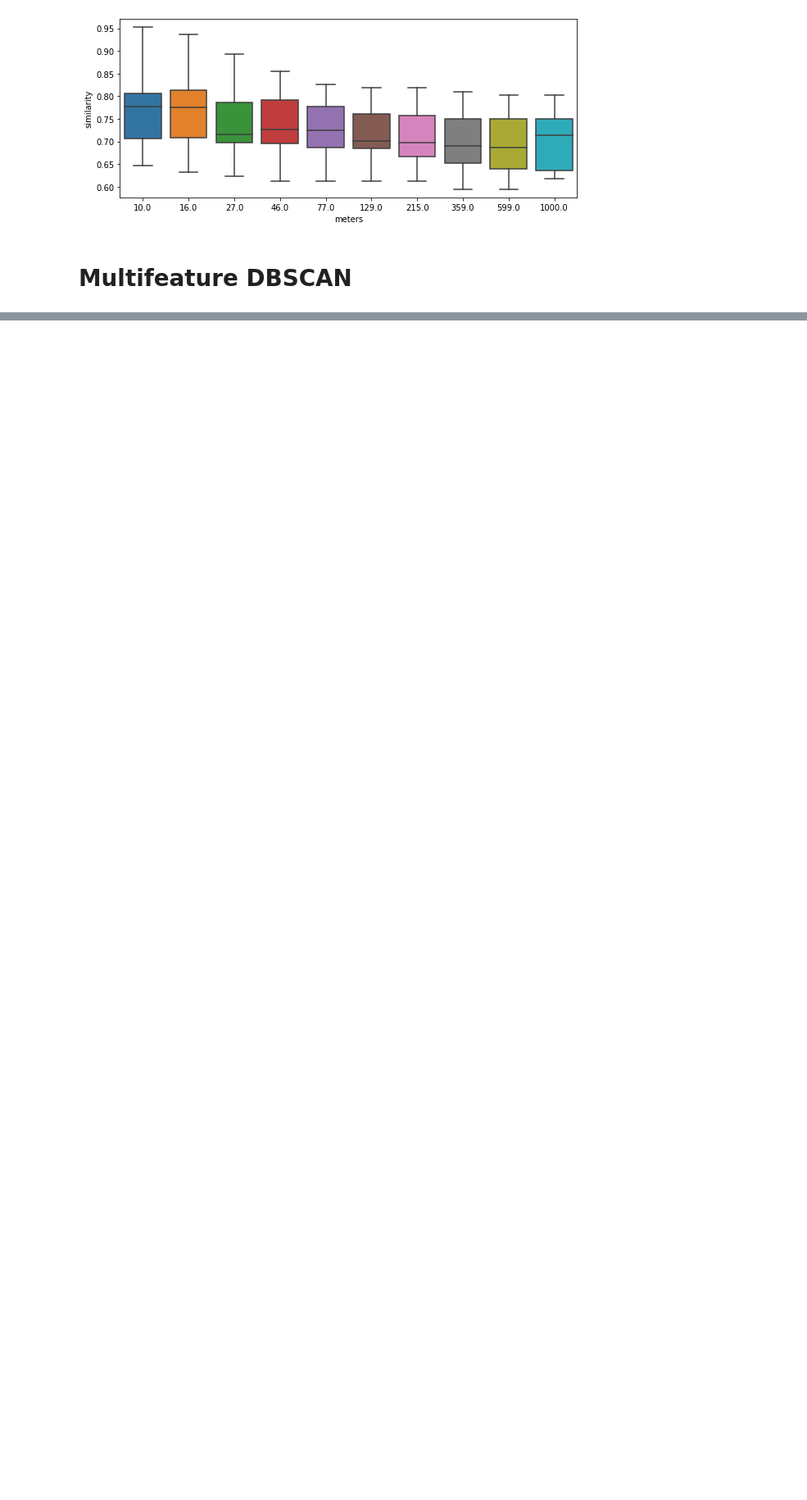
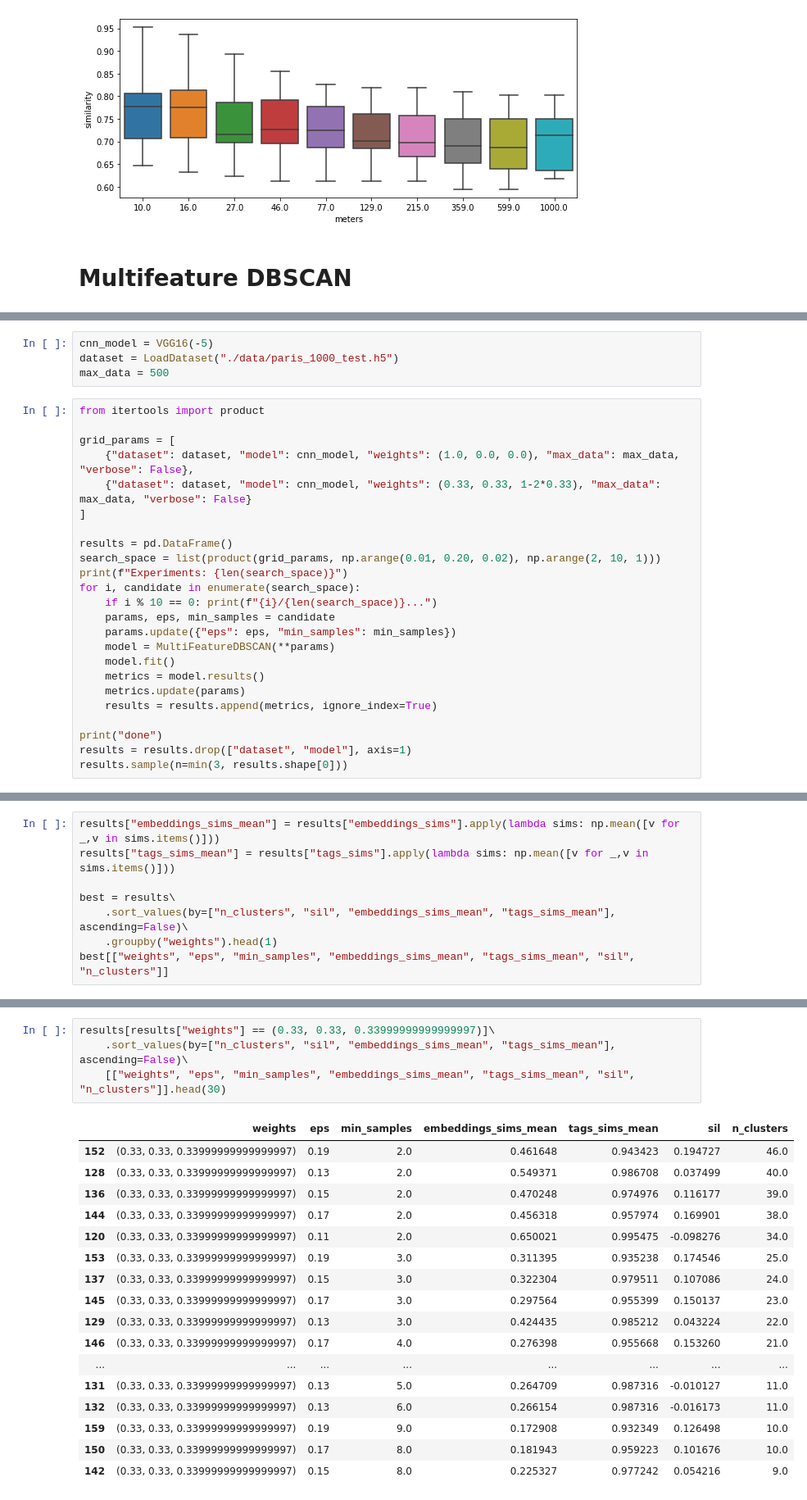
Before and after one commit to sylvainma/Explorify, a Jupyter notebook: explorify/clustering.ipynb, the cells around one changed output, grey strips where cells are left out. Shown at 82% size. Drawn from its saved outputs; the diff is of its cells as text; blank space fills up the shorter version.

```diff
--- a/explorify/clustering.ipynb
+++ b/explorify/clustering.ipynb
@@ -229,0 +252,28 @@ df.head()
+# %%
+cnn_model = VGG16(-5)
+dataset = LoadDataset("./data/paris_1000_test.h5")
+max_data = 500
+# %%
+from itertools import product
+
+grid_params = [
+    {"dataset": dataset, "model": cnn_model, "weights": (1.0, 0.0, 0.0), "max_data": max_data, "verbose": False},
+    {"dataset": dataset, "model": cnn_model, "weights": (0.33, 0.33, 1-2*0.33), "max_data": max_data, "verbose": False}
+]
+
+results = pd.DataFrame()
+search_space = list(product(grid_params, np.arange(0.01, 0.20, 0.02), np.arange(2, 10, 1)))
+print(f"Experiments: {len(search_space)}")
+for i, candidate in enumerate(search_space):
+    if i % 10 == 0: print(f"{i}/{len(search_space)}...")
+    params, eps, min_samples = candidate
+    params.update({"eps": eps, "min_samples": min_samples})
+    model = MultiFeatureDBSCAN(**params)
+    model.fit()
+    metrics = model.results()
+    metrics.update(params)
+    results = results.append(metrics, ignore_index=True)
+
+print("done")
+results = results.drop(["dataset", "model"], axis=1)
+results.sample(n=min(3, results.shape[0]))
@@ -229,0 +303,8 @@ df.head()
+# %%
+results["embeddings_sims_mean"] = results["embeddings_sims"].apply(lambda sims: np.mean([v for _,v in sims.items()]))
+results["tags_sims_mean"] = results["tags_sims"].apply(lambda sims: np.mean([v for _,v in sims.items()]))
+
+best = results\
+    .sort_values(by=["n_clusters", "sil", "embeddings_sims_mean", "tags_sims_mean"], ascending=False)\
+    .groupby("weights").head(1)
+best[["weights", "eps", "min_samples", "embeddings_sims_mean", "tags_sims_mean", "sil", "n_clusters"]]
@@ -229,0 +313,22 @@ df.head()
+# %%
+results[results["weights"] == (0.33, 0.33, 0.33999999999999997)]\
+    .sort_values(by=["n_clusters", "sil", "embeddings_sims_mean", "tags_sims_mean"], ascending=False)\
+    [["weights", "eps", "min_samples", "embeddings_sims_mean", "tags_sims_mean", "sil", "n_clusters"]].head(30)
+# %% [output]
+|  | weights | eps | min_samples | embeddings_sims_mean | tags_sims_mean | sil | n_clusters |
+| 152 | (0.33, 0.33, 0.33999999999999997) | 0.19 | 2.0 | 0.461648 | 0.943423 | 0.194727 | 46.0 |
+| 128 | (0.33, 0.33, 0.33999999999999997) | 0.13 | 2.0 | 0.549371 | 0.986708 | 0.037499 | 40.0 |
+| 136 | (0.33, 0.33, 0.33999999999999997) | 0.15 | 2.0 | 0.470248 | 0.974976 | 0.116177 | 39.0 |
+| 144 | (0.33, 0.33, 0.33999999999999997) | 0.17 | 2.0 | 0.456318 | 0.957974 | 0.169901 | 38.0 |
+| 120 | (0.33, 0.33, 0.33999999999999997) | 0.11 | 2.0 | 0.650021 | 0.995475 | -0.098276 | 34.0 |
+| 153 | (0.33, 0.33, 0.33999999999999997) | 0.19 | 3.0 | 0.311395 | 0.935238 | 0.174546 | 25.0 |
+| 137 | (0.33, 0.33, 0.33999999999999997) | 0.15 | 3.0 | 0.322304 | 0.979511 | 0.107086 | 24.0 |
+| 145 | (0.33, 0.33, 0.33999999999999997) | 0.17 | 3.0 | 0.297564 | 0.955399 | 0.150137 | 23.0 |
+| 129 | (0.33, 0.33, 0.33999999999999997) | 0.13 | 3.0 | 0.424435 | 0.985212 | 0.043224 | 22.0 |
+| 146 | (0.33, 0.33, 0.33999999999999997) | 0.17 | 4.0 | 0.276398 | 0.955668 | 0.153260 | 21.0 |
+| ... | ... | ... | ... | ... | ... | ... | ... |
+| 131 | (0.33, 0.33, 0.33999999999999997) | 0.13 | 5.0 | 0.264709 | 0.987316 | -0.010127 | 11.0 |
+| 132 | (0.33, 0.33, 0.33999999999999997) | 0.13 | 6.0 | 0.266154 | 0.987316 | -0.016173 | 11.0 |
+| 159 | (0.33, 0.33, 0.33999999999999997) | 0.19 | 9.0 | 0.172908 | 0.932349 | 0.126498 | 10.0 |
+| 150 | (0.33, 0.33, 0.33999999999999997) | 0.17 | 8.0 | 0.181943 | 0.959223 | 0.101676 | 10.0 |
+| 142 | (0.33, 0.33, 0.33999999999999997) | 0.15 | 8.0 | 0.225327 | 0.977242 | 0.054216 | 9.0 |
```
Also changed, not shown: parts of 7 cells of this notebook, 7 other files.
